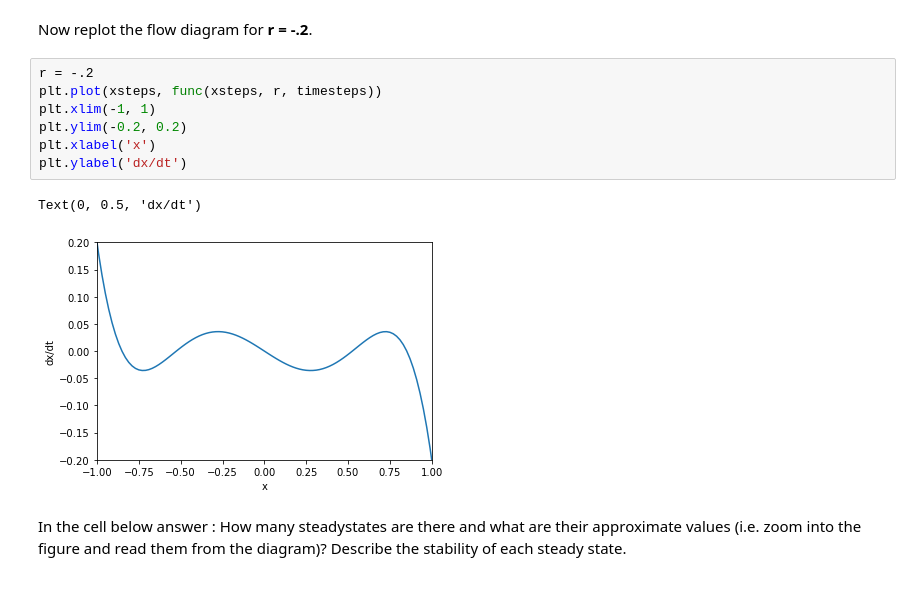
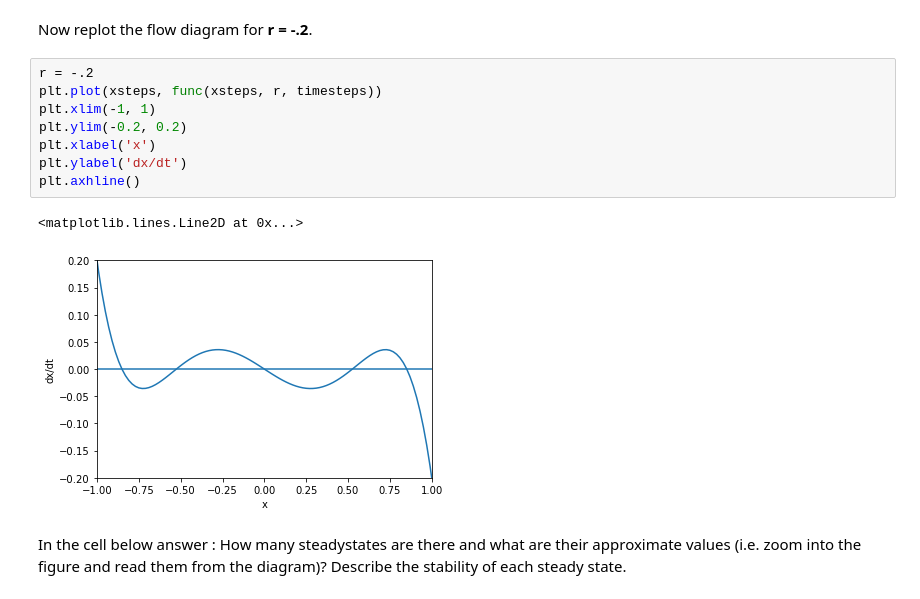
Before and after one commit to mdsnbutler/ChE_2410-Public-Repo, a Jupyter notebook: Homework/Homework 7 Flow on a Line.ipynb, the cells around one changed output. Cells and saved outputs as stored; diff of their text form.

```diff
--- a/Homework/Homework 7 Flow on a Line.ipynb
+++ b/Homework/Homework 7 Flow on a Line.ipynb
@@ -49,13 +52,14 @@ Now replot the flow diagram for **r = -.2**.
 # %%
 r = -.2
 plt.plot(xsteps, func(xsteps, r, timesteps))
 plt.xlim(-1, 1)
 plt.ylim(-0.2, 0.2)
 plt.xlabel('x')
 plt.ylabel('dx/dt')
+plt.axhline()
 # %% [output]
-Text(0, 0.5, 'dx/dt')
+<matplotlib.lines.Line2D at 0x...>
-[figure, old version]
+[figure, new version]
 # %% [markdown]
 In the cell below answer : How many steadystates are there and what are their approximate values (i.e. zoom into the figure and read them from the diagram)? Describe the stability of each steady state.
 # %% [markdown]
```
Also changed, not shown: parts of 14 cells of this notebook.
